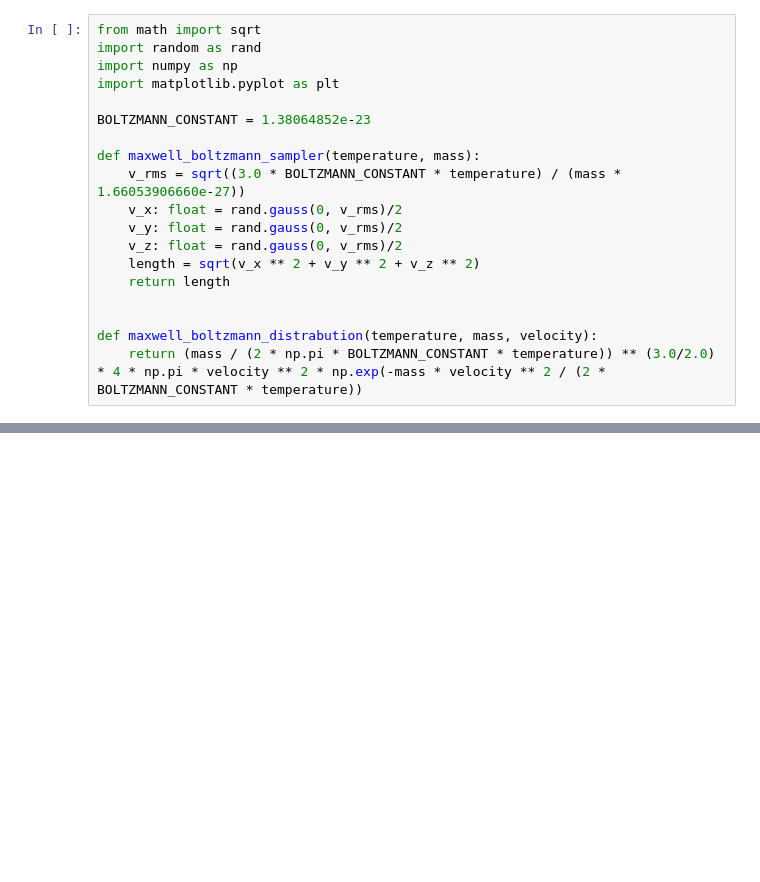
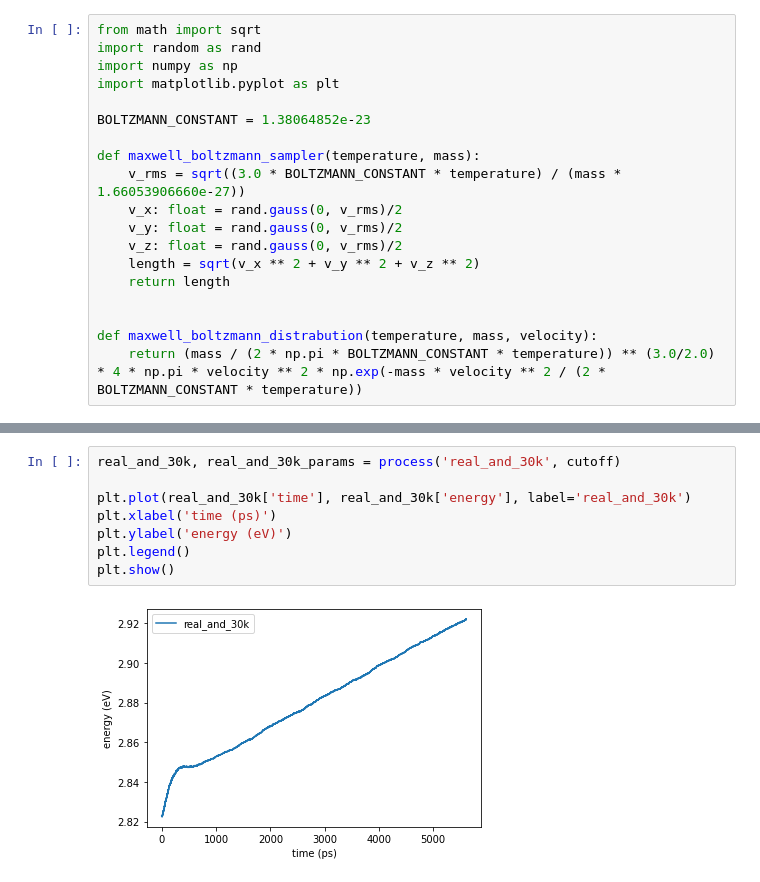
Before and after one commit to Teun-Schuur/ParticleLife3D, a Jupyter notebook: src/testing.ipynb, the cells around one changed output, grey strips where cells are left out. Saved outputs shown, nothing was run; the diff lists cells and outputs as text; blank space fills up the shorter version.

```diff
--- a/src/testing.ipynb
+++ b/src/testing.ipynb
@@ -46,0 +158,10 @@ plt.show()
+# %%
+real_and_30k, real_and_30k_params = process('real_and_30k', cutoff)
+
+plt.plot(real_and_30k['time'], real_and_30k['energy'], label='real_and_30k')
+plt.xlabel('time (ps)')
+plt.ylabel('energy (eV)')
+plt.legend()
+plt.show()
+# %% [output]
+[figure, added]
```
Also changed, not shown: parts of 6 cells of this notebook, 28 other files.
